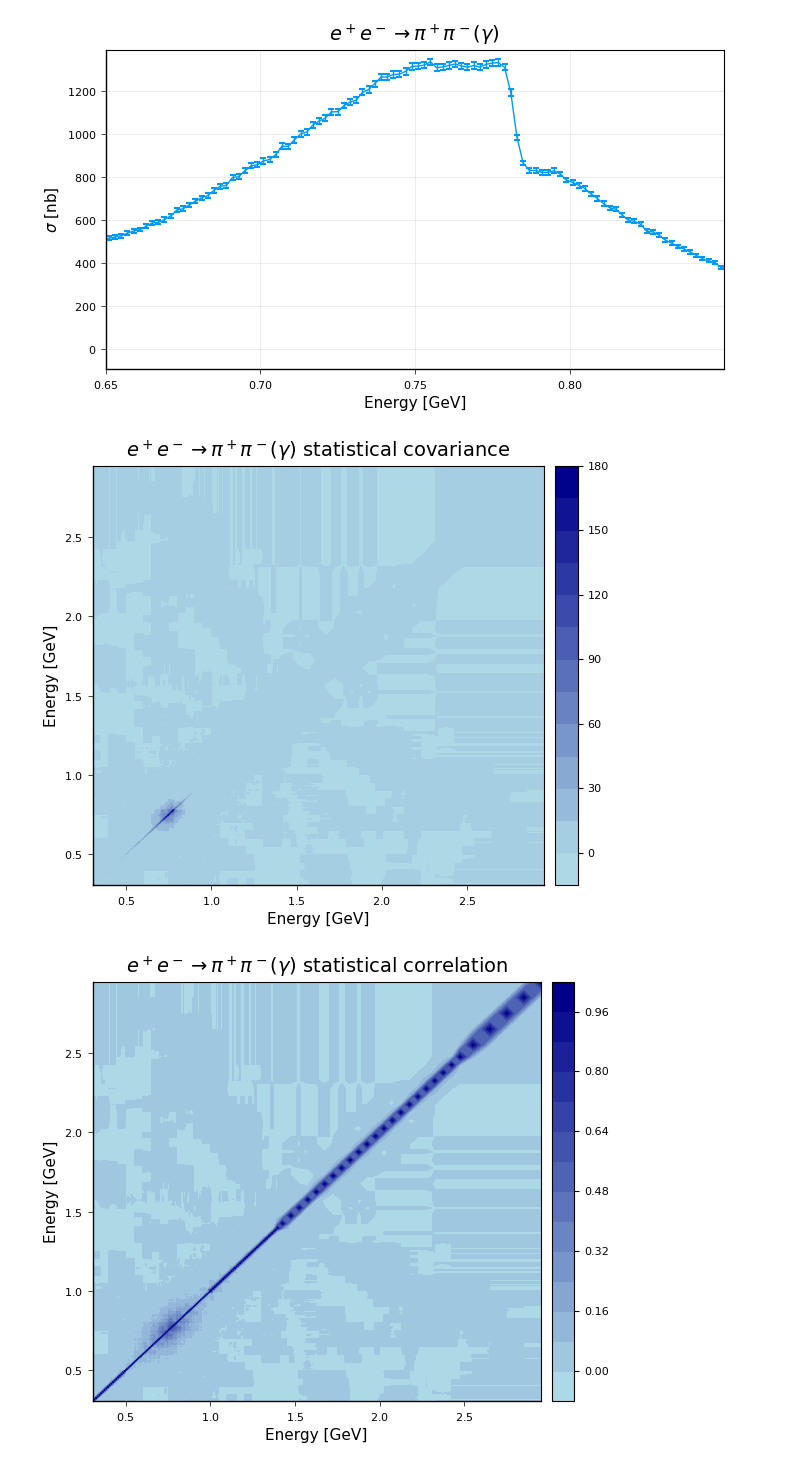
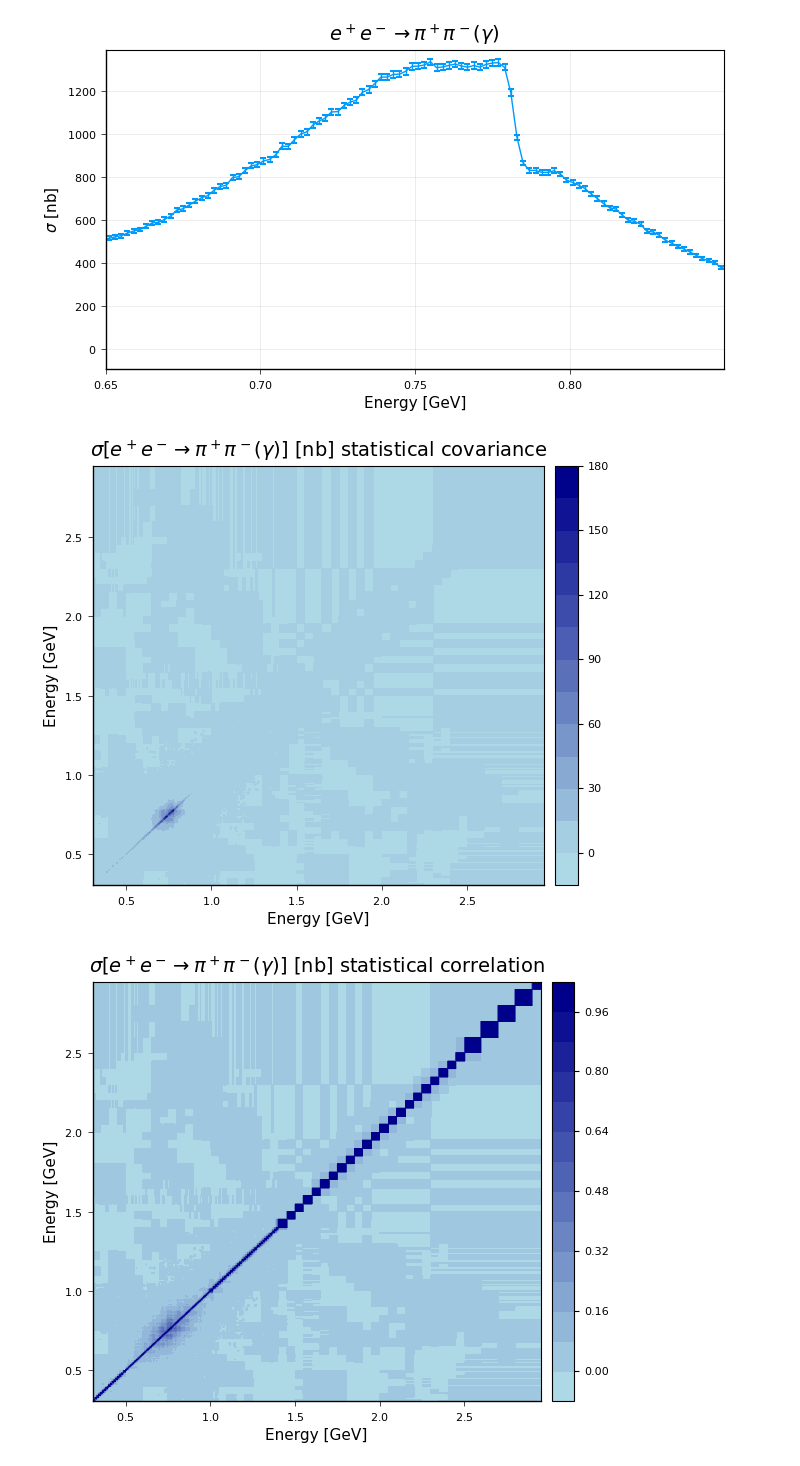
Before and after one commit to precision-sm/precision-sm.github.io, a Jupyter notebook: posts/strong-2020-jun20.ipynb, the cells around one changed output. Cells and saved outputs as stored; diff of their text form; code cells hidden in the pictures.

```diff
--- a/posts/strong-2020-jun20.ipynb
+++ b/posts/strong-2020-jun20.ipynb
@@ -214,27 +214,38 @@ findbin (generic function with 2 methods)
 ## add systematic uncertainty to cross-section DF
 ##
 
-##--- dictionary to convert mid-point energy to DF index for systematics unc. DF
-df_syst_E_exact_to_index = Dict(df_syst[i, :E] => i for i = 1:nrow(df_syst))
-
 ##--- get syst covariance as function of two energies: non-zero only for diagonal elements
 function syst_cov(E_x, E_y)
   row = findbin(E_x, df_syst.E_l, df_syst.E_h)
   col = findbin(E_y, df_syst.E_l, df_syst.E_h)
-  if (row == nothing || col == nothing)
+  if (isnothing(row) || isnothing(col))
     return missing
   end
   if (row == col)
     return df_syst[row, :unc]^2
   else
-    return 0
+    return float(0)
+  end
+end
+
+##--- get syst correlation as function of two energies: non-zero only for diagonal elements
+function syst_corr(E_x, E_y)
+  row = findbin(E_x, df_syst.E_l, df_syst.E_h)
+  col = findbin(E_y, df_syst.E_l, df_syst.E_h)
+  if (isnothing(row) || isnothing(col))
+    return missing
+  end
+  if (row == col)
+    return float(1)
+  else
+    return float(0)
   end
 end
 
 ##--- get syst unc for any energy, finding the correct systematic unc bin
 function syst_unc(E)
   row_match = findbin(E, df_syst.E_l, df_syst.E_h)
-  ifelse(ismissing(row_match), missing, df_syst[row_match, :unc])
+  ifelse(isnothing(row_match), missing, df_syst[row_match, :unc])
 end
 
 ##
@@ -523,31 +534,37 @@ nothing
 ## plot statistical covariance contour plot
 ##
 pl3 = @df df contourf(
-  :E, :E, stat_cov,
+  ## :E, :E,
+  range(extrema(:E)..., length=500),
+  range(extrema(:E)..., length=500),
+  stat_cov,
   ## clims = stat_cov_clims,
   color = :blues,
-  title=L"$e^+e^- \rightarrow \pi^+\pi^-(\gamma)$ statistical covariance",
+  title=L"$\sigma[e^+e^- \rightarrow \pi^+\pi^-(\gamma)]$ [nb] statistical covariance",
   xlabel="Energy [GeV]",
   ylabel="Energy [GeV]",
   size=(575, 500)
 )
 # %% [output]
-[figure, old version]
+[figure, new version]
 # %%
 ##
 ## plot statistical correlation contour plot
 ##
 pl3 = @df df contourf(
-  :E, :E, stat_corr,
+  ## :E, :E,
+  range(extrema(:E)..., length=500),
+  range(extrema(:E)..., length=500),
+  stat_corr,
   ## clims = stat_corr_clims,
   color = :blues,
-  title=L"$e^+e^- \rightarrow \pi^+\pi^-(\gamma)$ statistical correlation",
+  title=L"$\sigma[e^+e^- \rightarrow \pi^+\pi^-(\gamma)]$ [nb] statistical correlation",
   xlabel="Energy [GeV]",
   ylabel="Energy [GeV]",
   size=(575, 500)
 )
 # %% [output]
-[figure, old version]
+[figure, new version]
 # %%
 ##
 ## plot systematic covariance contour plot
```
Also changed, not shown: parts of 3 cells of this notebook.
